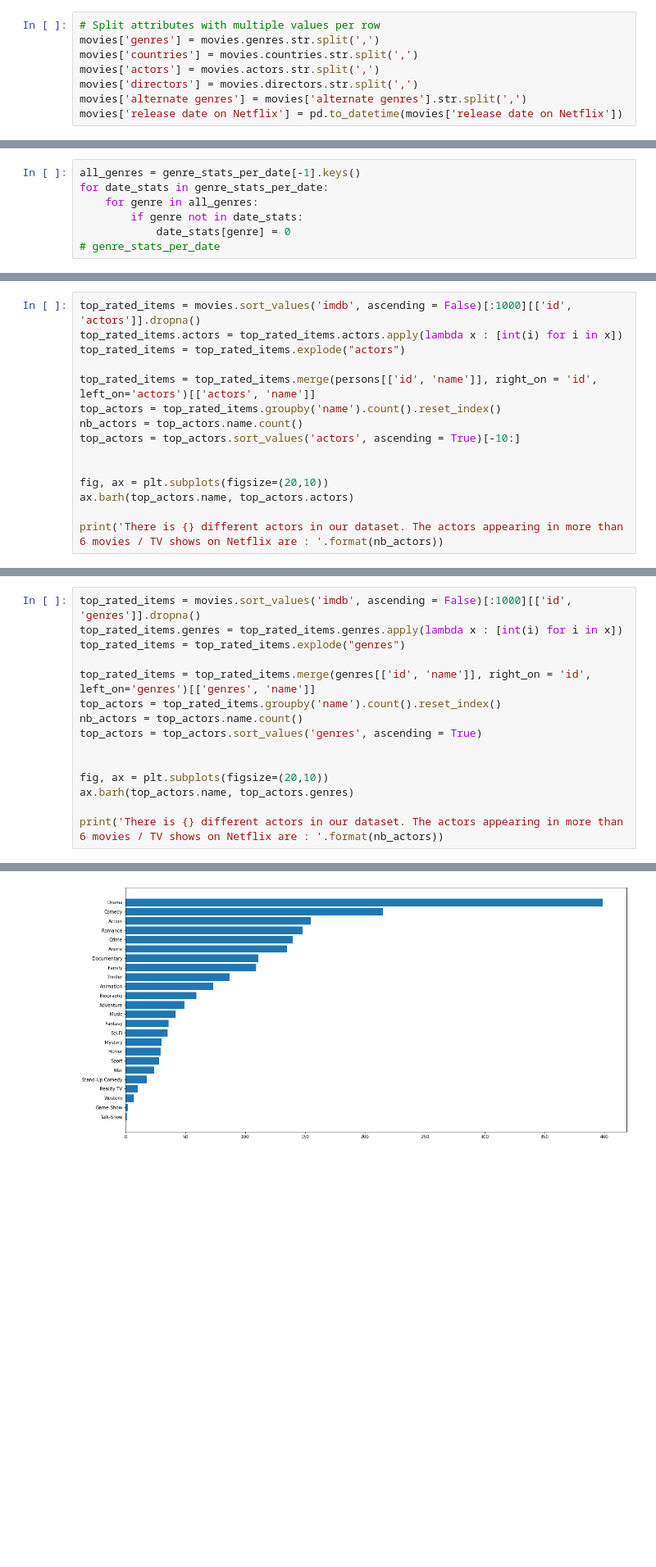
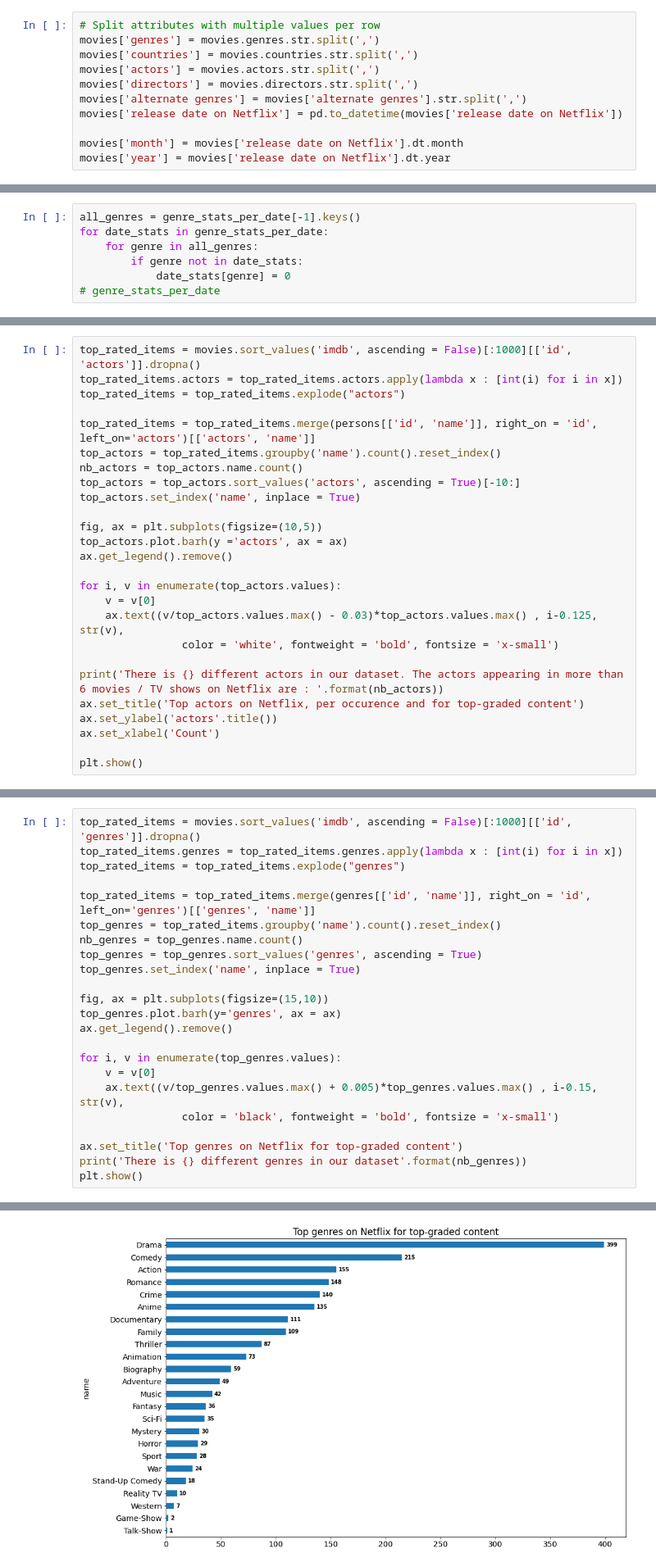
Before and after one commit to karimassi/netviz, a Jupyter notebook: milestones/eda.ipynb, the cells around one changed output, grey strips where cells are left out. Shown at 82% size. Saved outputs shown, nothing was run; the diff lists cells and outputs as text; blank space fills up the shorter version.

```diff
--- a/milestones/eda.ipynb
+++ b/milestones/eda.ipynb
@@ -31,6 +32,9 @@ movies['actors'] = movies.actors.str.split(',')
 movies['directors'] = movies.directors.str.split(',')
 movies['alternate genres'] = movies['alternate genres'].str.split(',')
 movies['release date on Netflix'] = pd.to_datetime(movies['release date on Netflix'])
+
+movies['month'] = movies['release date on Netflix'].dt.month
+movies['year'] = movies['release date on Netflix'].dt.year
 # %%
 # Dictionnary for faster countries and genres access
 countries_to_name = countries.set_index('id').to_dict(orient='index')
@@ -325,11 +385,22 @@ top_rated_items = top_rated_items.merge(persons[['id', 'name']], right_on = 'id'
 top_actors = top_rated_items.groupby('name').count().reset_index()
 nb_actors = top_actors.name.count()
 top_actors = top_actors.sort_values('actors', ascending = True)[-10:]
+top_actors.set_index('name', inplace = True)
 
+fig, ax = plt.subplots(figsize=(10,5))
+top_actors.plot.barh(y ='actors', ax = ax)
+ax.get_legend().remove()
 
-fig, ax = plt.subplots(figsize=(20,10))
-ax.barh(top_actors.name, top_actors.actors)
+for i, v in enumerate(top_actors.values):
+    v = v[0]
+    ax.text((v/top_actors.values.max() - 0.03)*top_actors.values.max() , i-0.125, str(v),
+                color = 'white', fontweight = 'bold', fontsize = 'x-small')
 
 print('There is {} different actors in our dataset. The actors appearing in more than 6 movies / TV shows on Netflix are : '.format(nb_actors))
+ax.set_title('Top actors on Netflix, per occurence and for top-graded content')
+ax.set_ylabel('actors'.title())
+ax.set_xlabel('Count')
+
+plt.show()
 # %% [output]
 There is 6712 different actors in our dataset. The actors appearing in more than 6 movies / TV shows on Netflix are :
@@ -340,13 +417,21 @@ top_rated_items.genres = top_rated_items.genres.apply(lambda x : [int(i) for i i
 top_rated_items = top_rated_items.explode("genres")
 
 top_rated_items = top_rated_items.merge(genres[['id', 'name']], right_on = 'id', left_on='genres')[['genres', 'name']]
-top_actors = top_rated_items.groupby('name').count().reset_index()
-nb_actors = top_actors.name.count()
-top_actors = top_actors.sort_values('genres', ascending = True)
+top_genres = top_rated_items.groupby('name').count().reset_index()
+nb_genres = top_genres.name.count()
+top_genres = top_genres.sort_values('genres', ascending = True)
+top_genres.set_index('name', inplace = True)
 
+fig, ax = plt.subplots(figsize=(15,10))
+top_genres.plot.barh(y='genres', ax = ax)
+ax.get_legend().remove()
 
-fig, ax = plt.subplots(figsize=(20,10))
-ax.barh(top_actors.name, top_actors.genres)
+for i, v in enumerate(top_genres.values):
+    v = v[0]
+    ax.text((v/top_genres.values.max() + 0.005)*top_genres.values.max() , i-0.15, str(v),
+                color = 'black', fontweight = 'bold', fontsize = 'x-small')
 
-print('There is {} different actors in our dataset. The actors appearing in more than 6 movies / TV shows on Netflix are : '.format(nb_actors))
+ax.set_title('Top genres on Netflix for top-graded content')
+print('There is {} different genres in our dataset'.format(nb_genres))
+plt.show()
 # %% [output]
@@ -354 +439 @@ There is 24 different actors in our dataset. The actors appearing in more than 6
-[figure, old version]
+[figure, new version]
```
Also changed, not shown: parts of 40 cells of this notebook.
